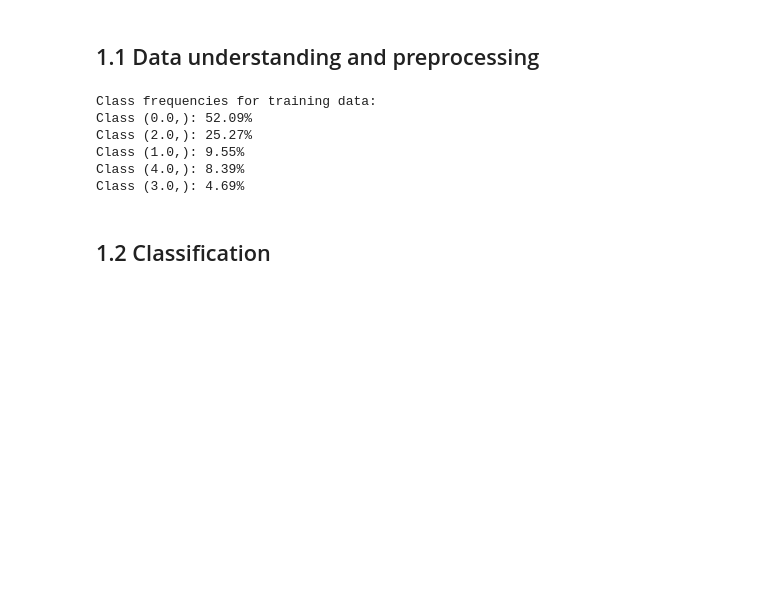
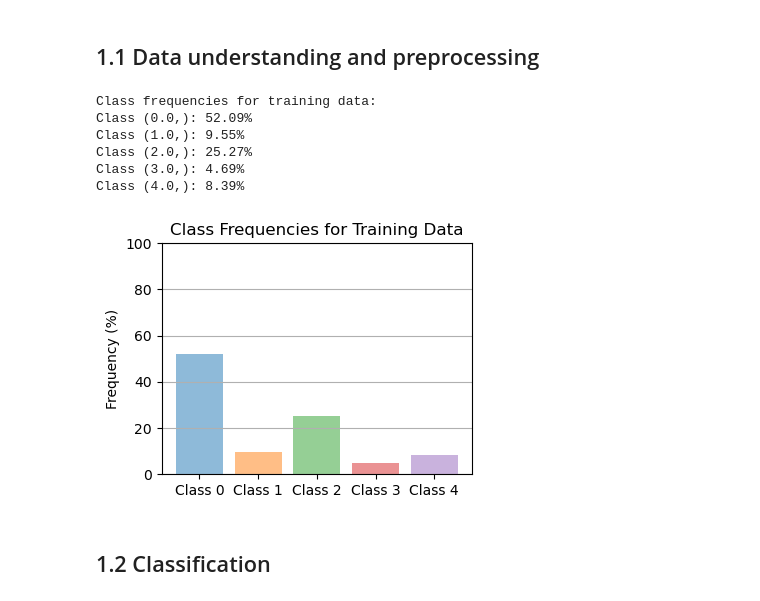
Before and after one commit to henrikdchristensen/DIKU-MLA-A5-Classification-and-DifferentiableProgramming, a Jupyter notebook: notebook.ipynb, the cells around one changed output. Saved outputs shown, nothing was run; the diff lists cells and outputs as text; code cells hidden in the pictures; blank space fills up the shorter version.

```diff
--- a/notebook.ipynb
+++ b/notebook.ipynb
@@ -11,20 +11,37 @@ y_test = pd.read_csv('data\Sleep-EDF-15_U-Time/y_test.csv', header=None)
 # %% [markdown]
 ## 1.1 Data understanding and preprocessing
 # %%
-# Calculate class frequencies for training dat, normalized to [0,1]
-class_frequencies = y_train.value_counts(normalize=True)
+import matplotlib.pyplot as plt
+
+# Calculate class frequencies for training data, normalized to [0,1]
+class_frequencies = y_train.value_counts(normalize=True).sort_index()
 
 # Print each class frequency for training data
 print("Class frequencies for training data:")
 for label, freq in class_frequencies.items():
     print(f"Class {label}: {freq*100:.2f}%")
+
+# Plotting
+labels = [f"Class {i}" for i in range(0, 5)]
+freqs = class_frequencies.values * 100
+
+plt.figure(figsize=(4, 3))
+plt.bar(labels, freqs, color=plt.cm.tab10.colors, alpha=0.5)
+plt.ylabel('Frequency (%)')
+plt.title('Class Frequencies for Training Data')
+plt.ylim(0, 100)
+plt.grid(axis='y')
+
+plt.savefig('output/class_frequencies.png')
+plt.show()
 # %% [output]
 Class frequencies for training data:
 Class (0.0,): 52.09%
+Class (1.0,): 9.55%
 Class (2.0,): 25.27%
-Class (1.0,): 9.55%
+Class (3.0,): 4.69%
 Class (4.0,): 8.39%
-Class (3.0,): 4.69%
+[figure, added]
 # %% [markdown]
 ## 1.2 Classification
 # %% [markdown]
```
Also changed, not shown: parts of 5 cells of this notebook, 7 other files.
